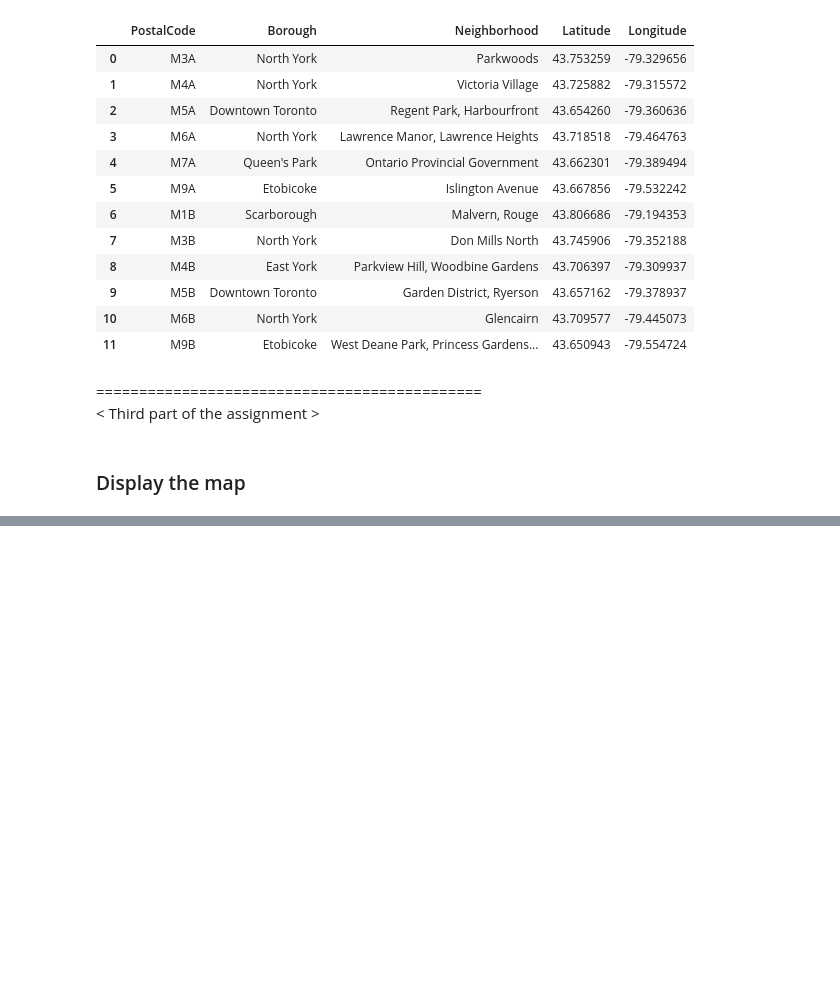
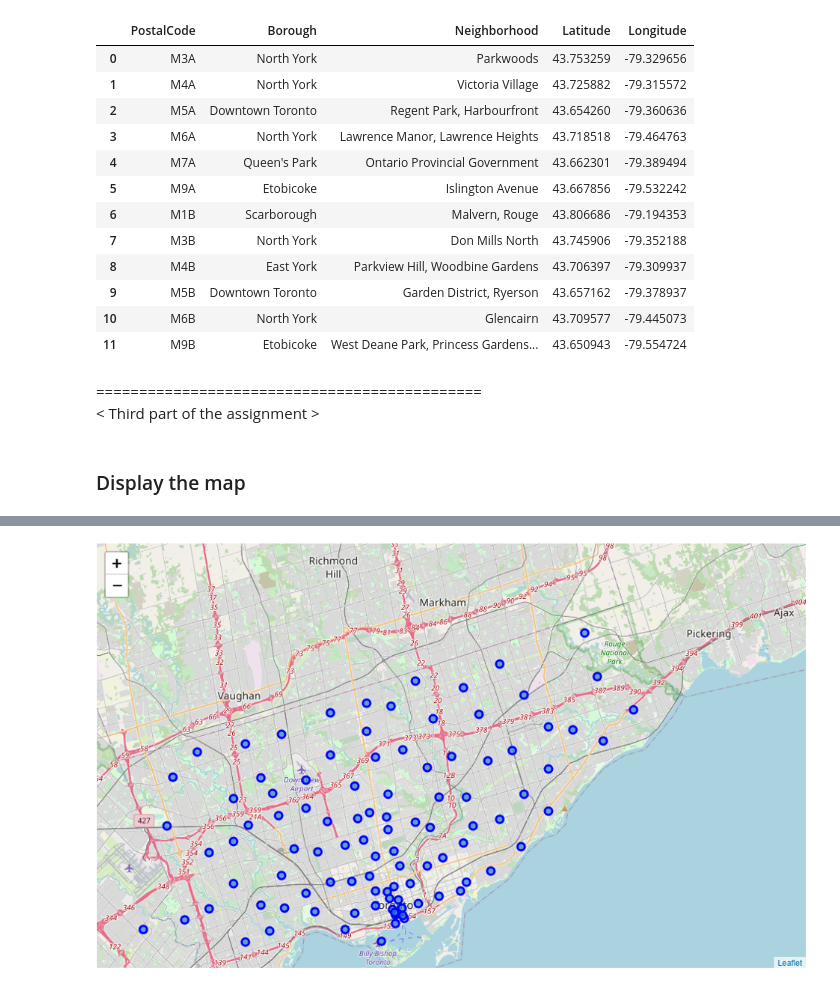
Before and after one commit to yjin1/Coursera_Capstone, a Jupyter notebook: Toronto_map.ipynb, the cells around one changed output, grey strips where cells are left out. Saved outputs shown, nothing was run; the diff lists cells and outputs as text; code cells hidden in the pictures; blank space fills up the shorter version.

```diff
--- a/Toronto_map.ipynb
+++ b/Toronto_map.ipynb
@@ -125,0 +150,5 @@ map_toronto
+# %%
+from IPython.display import Image
+Image("Toronto_map.png")
+# %% [output]
+[figure, added]
```
Also changed, not shown: parts of 3 cells of this notebook.
